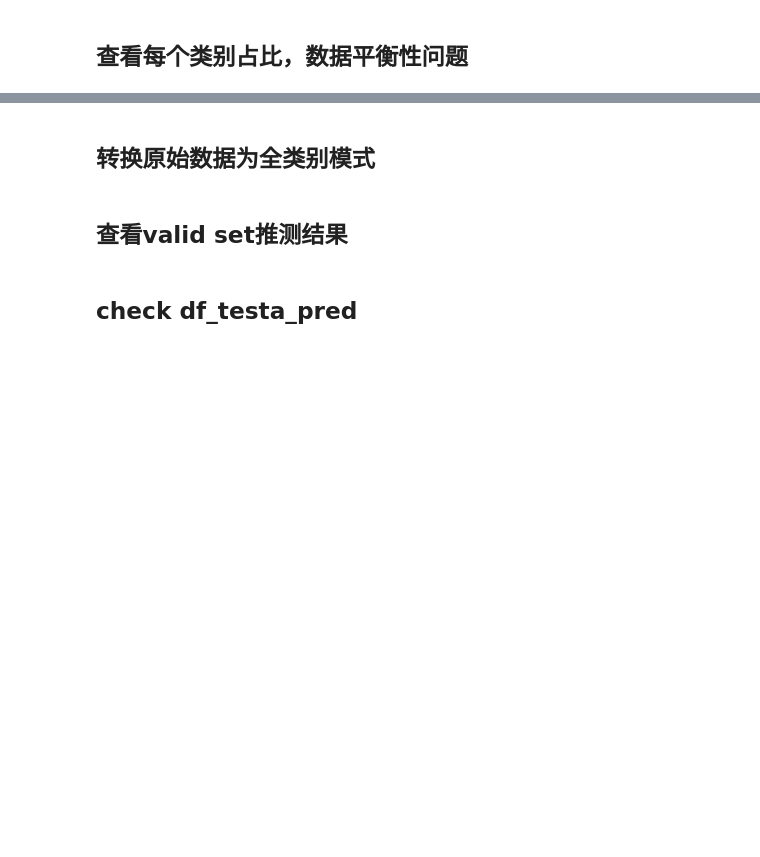
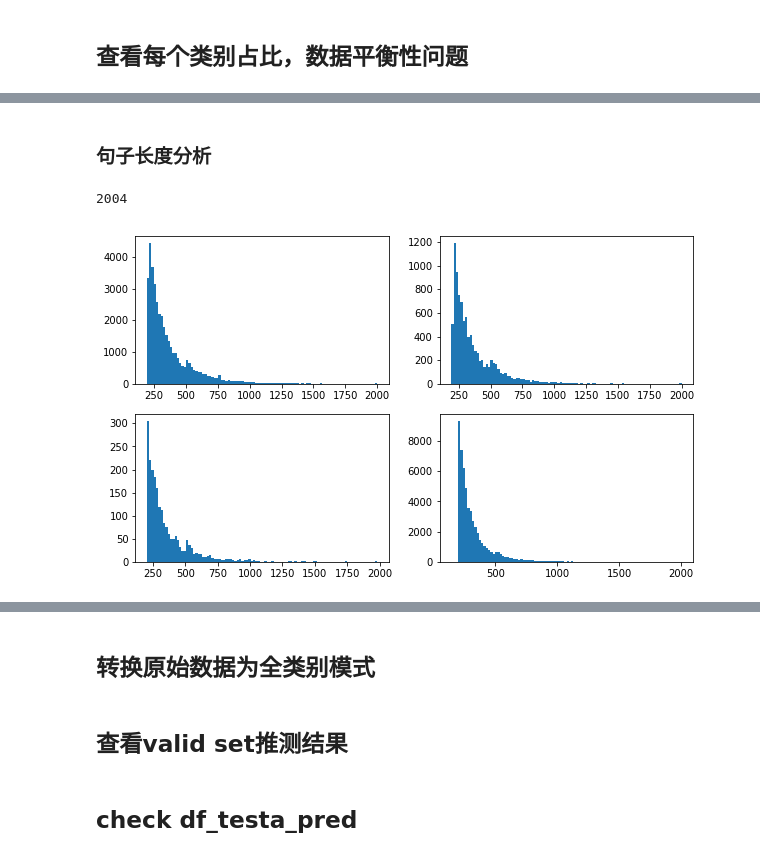
Before and after one commit to zlxy9892/AI-Challenge-2018, a Jupyter notebook: code/data_explore.ipynb, the cells around one changed output, grey strips where cells are left out. Cells and saved outputs as stored; diff of their text form; code cells hidden in the pictures; blank space fills up the shorter version.

```diff
--- a/code/data_explore.ipynb
+++ b/code/data_explore.ipynb
@@ -59,12 +50,13 @@ print('============================================================\n')
 
 # 查看每个细粒度中类别的分布
 print('>>> class distribution in each type:')
-for colname in colnames:
+for i in range(len(colnames)):
+    colname = colnames[i]
     sum_0 = np.sum(df_train[colname] == 1)
     sum_1 = np.sum(df_train[colname] == 0)
     sum_2 = np.sum(df_train[colname] == -1)
     sum_3 = np.sum(df_train[colname] == -2)
-    print('type: {}'.format(colname))
+    print('type{}: {}'.format(i+1, colname))
     print('class  1: {:5.2f}%'.format(sum_0/data_size*100))
     print('class  0: {:5.2f}%'.format(sum_1/data_size*100))
     print('class -1: {:5.2f}%'.format(sum_2/data_size*100))
@@ -88,11 +80,3 @@ class  1: 30.79%
 class  0:  2.77%
 class -1:  3.96%
 class -2: 62.48%
-# %%
-# 对数量较少的类别样本进行升采样，保证每个类别数量的平衡
-data_size = len(df_train)
-colnames = df_train.columns[2:]
-num_type = len(colnames)
-
-for i in range(data_size):
-    pass
@@ -106,0 +83,15 @@ array([[-2, -2, -2, ..., -2,  1, -2],
+# %%
+# 获取某一个粒度下每个类别的样本
+colnames = df_train.columns[2:]
+colname = colnames[10]
+print(colname)
+contents_all = list(df_train['content'])
+contents_1 = list(df_train[df_train[colname] == 1]['content'])
+contents_0 = list(df_train[df_train[colname] == 0]['content'])
+contents__1 = list(df_train[df_train[colname] == -1]['content'])
+contents__2 = list(df_train[df_train[colname] == -2]['content'])
+print(' 1 : {}'.format(len(contents_1)))
+print(' 0 : {}'.format(len(contents_0)))
+print('-1 : {}'.format(len(contents__1)))
+print('-2 : {}'.format(len(contents__2)))
+print(contents_0[0])
@@ -106,0 +105,17 @@ array([[-2, -2, -2, ..., -2,  1, -2],
+# %% [markdown]
+### 句子长度分析
+# %%
+np.max([len(contents_all[i]) for i in range(len(contents_all))])
+# %% [output]
+2004
+# %%
+plt.figure(figsize=(10,6))
+contents_list = [contents_1, contents_0, contents__1, contents__2]
+for i in range(len(contents_list)):
+    contents = contents_list[i]
+    lens = [len(contents[j]) for j in range(len(contents))]
+    plt.subplot(2, 2, i+1)
+    plt.hist(lens, bins=100)
+plt.show()
+# %% [output]
+[figure, added]
```
Also changed, not shown: parts of 17 cells of this notebook, 7 other files.
